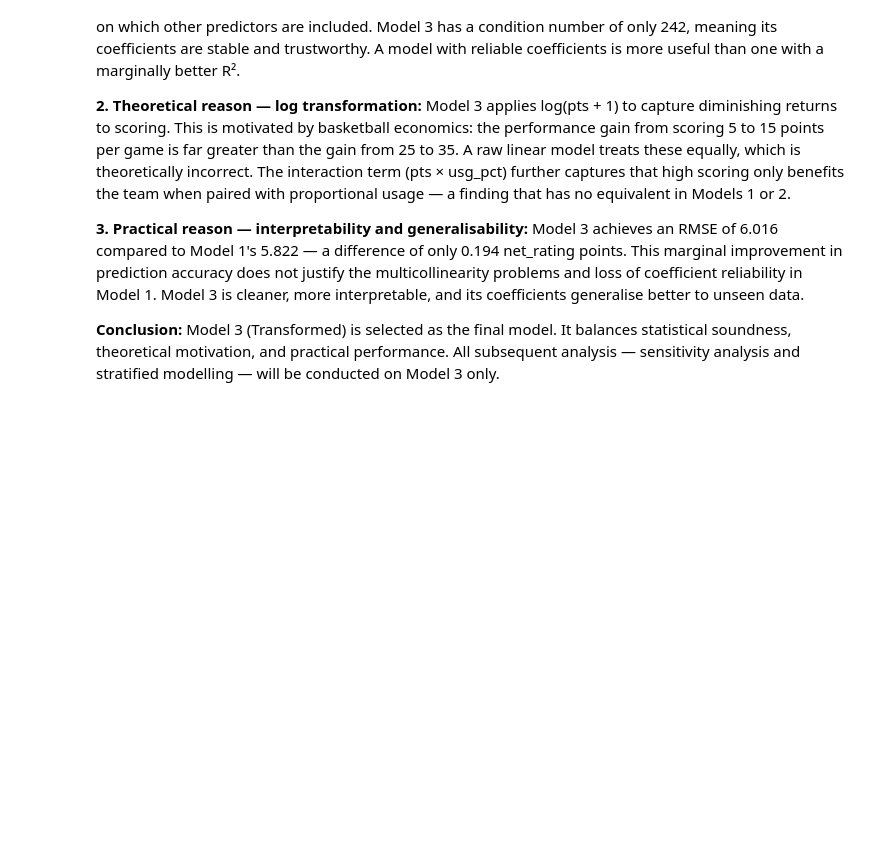
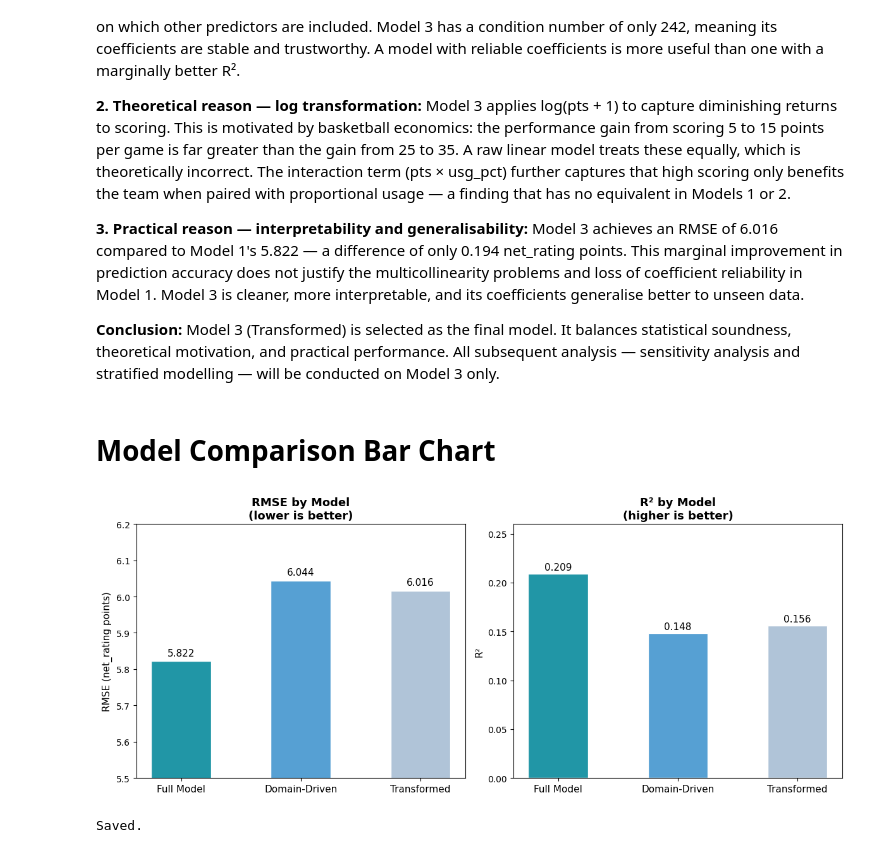
Before and after one commit to ChiragSethi-04/nba-performance-analysis, a Jupyter notebook: notebooks/03_Evaluation.ipynb, the cells around one changed output. Drawn from its saved outputs; the diff is of its cells as text; code cells hidden in the pictures; blank space fills up the shorter version.

```diff
--- a/notebooks/03_Evaluation.ipynb
+++ b/notebooks/03_Evaluation.ipynb
@@ -155,3 +214,53 @@ Model 3 applies log(pts + 1) to capture diminishing returns to scoring. This is
 Model 3 achieves an RMSE of 6.016 compared to Model 1's 5.822 — a difference of only 0.194 net_rating points. This marginal improvement in prediction accuracy does not justify the multicollinearity problems and loss of coefficient reliability in Model 1. Model 3 is cleaner, more interpretable, and its coefficients generalise better to unseen data.
 
 **Conclusion:** Model 3 (Transformed) is selected as the final model. It balances statistical soundness, theoretical motivation, and practical performance. All subsequent analysis — sensitivity analysis and stratified modelling — will be conducted on Model 3 only.
+# %% [markdown]
+# Model Comparison Bar Chart
+# %%
+import pandas as pd
+import matplotlib.pyplot as plt
+
+# Reconstruct results in case kernel state was lost
+results = pd.DataFrame([
+    {'Model': 'Full Model',    'RMSE': 5.822, 'R²': 0.209, 'Adj R²': 0.207, 'AIC': 54256.6, 'BIC': 54313.1},
+    {'Model': 'Domain-Driven', 'RMSE': 6.044, 'R²': 0.148, 'Adj R²': 0.147, 'AIC': 55070.7, 'BIC': 55106.0},
+    {'Model': 'Transformed',   'RMSE': 6.016, 'R²': 0.156, 'Adj R²': 0.154, 'AIC': 55033.4, 'BIC': 55075.7},
+])
+
+fig, axes = plt.subplots(1, 2, figsize=(12, 5))
+
+models    = results['Model'].tolist()
+rmse_vals = results['RMSE'].tolist()
+r2_vals   = results['R²'].tolist()
+colors    = ['#2196a6', '#56a0d3', '#b0c4d8']
+x         = range(len(models))
+
+# ── Left: RMSE (lower is better) ─────────────────────────────────────────────
+bars1 = axes[0].bar(x, rmse_vals, color=colors, edgecolor='white', width=0.5)
+axes[0].set_xticks(x)
+axes[0].set_xticklabels(models, fontsize=11)
+axes[0].set_ylabel('RMSE (net_rating points)', fontsize=11)
+axes[0].set_title('RMSE by Model\n(lower is better)', fontsize=13, fontweight='bold')
+axes[0].set_ylim(5.5, 6.2)
+for bar, val in zip(bars1, rmse_vals):
+    axes[0].text(bar.get_x() + bar.get_width()/2, bar.get_height() + 0.01,
+                 f'{val:.3f}', ha='center', va='bottom', fontsize=11, fontweight='500')
+
+# ── Right: R² (higher is better) ─────────────────────────────────────────────
+bars2 = axes[1].bar(x, r2_vals, color=colors, edgecolor='white', width=0.5)
+axes[1].set_xticks(x)
+axes[1].set_xticklabels(models, fontsize=11)
+axes[1].set_ylabel('R²', fontsize=11)
+axes[1].set_title('R² by Model\n(higher is better)', fontsize=13, fontweight='bold')
+axes[1].set_ylim(0, 0.26)
+for bar, val in zip(bars2, r2_vals):
+    axes[1].text(bar.get_x() + bar.get_width()/2, bar.get_height() + 0.002,
+                 f'{val:.3f}', ha='center', va='bottom', fontsize=11, fontweight='500')
+
+plt.tight_layout()
+plt.savefig('../outputs/05_model_comparison_chart.png', dpi=150, bbox_inches='tight')
+plt.show()
+print("Saved.")
+# %% [output]
+[figure, added]
+Saved.
```
Also changed, not shown: parts of 4 cells of this notebook, 10 other files.
